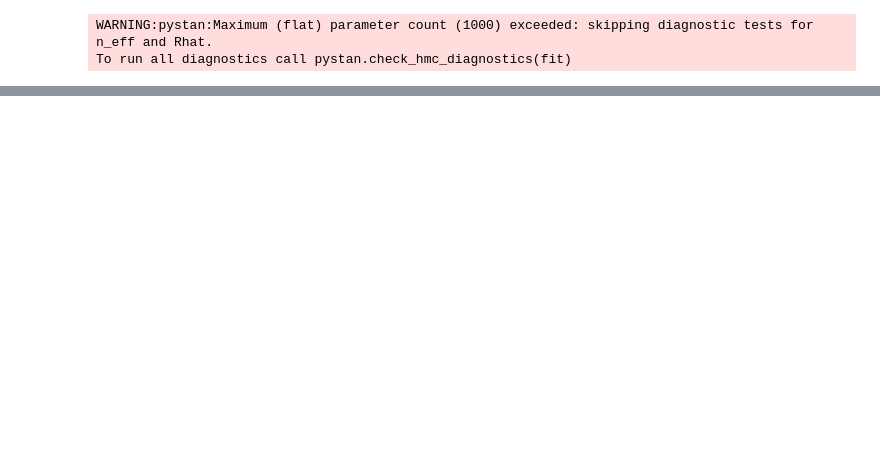
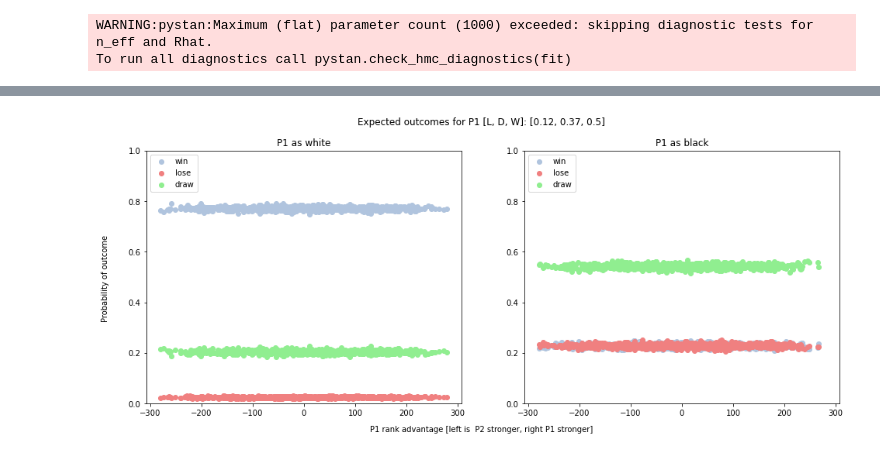
Before and after one commit to maw501/bayesian-chess-prediction, a Jupyter notebook: notebooks/fake_data_simulation_stan.ipynb, the cells around one changed output, grey strips where cells are left out. Saved outputs shown, nothing was run; the diff lists cells and outputs as text; code cells hidden in the pictures; blank space fills up the shorter version.

```diff
--- a/notebooks/fake_data_simulation_stan.ipynb
+++ b/notebooks/fake_data_simulation_stan.ipynb
@@ -10,5 +67,5 @@ num_games = 1687
 prior_fake = np.arange(num_players, 0, -1)
 prior_score_fake = (prior_fake - np.mean(prior_fake)) / (2 * np.std(prior_fake, ddof=1))
 
-ranks = np.array([random.sample(range(num_players), k=2) for i in range(num_games)]) + 1
+ranks_fake = np.array([random.sample(range(num_players), k=2) for i in range(num_games)]) + 1
 player_1_white = np.random.binomial(1, 0.5, num_games)
@@ -21,19 +156,21 @@ INFO:pystan:COMPILING THE C++ CODE FOR MODEL anon_model_6f61767c37a1aa0e91294bec
 # %%
-stan_data = {
+stan_data_prior_pred = {
     "num_players": num_players,
     "num_games": num_games,
     "K": 3,
     "prior_score": prior_score_fake,
-    "player_1_rank": ranks[:, 0],
-    "player_2_rank": ranks[:, 1],
+    "player_1_rank": ranks_fake[:, 0],
+    "player_2_rank": ranks_fake[:, 1],
     "player_1_white": player_1_white,
-    "b_mu": 0.25,
+    "b_mu": 0.,
     "b_scale": 0.5,
     "sigma_a_mu": 0.25,
     "sigma_a_scale": 0.5,
-    "c_mu": np.array([-1.75, 1.25]),
+    "c_mu": np.array([-1.25, 1.25]),
     "c_scale": 0.5,
-    "w_mu": 0.5,
+    "w_mu": 5,
     "w_scale": 0.25,
+    "fit_model": 0,
+    "y": np.random.randint(1, 4, size=num_games, dtype=np.uint8)  # placeholder when used for fake data
 }
 # %%
@@ -82,0 +183,8 @@ plt.suptitle(f"Expected outcomes for P1 [L, D, W]: {expected_outcomes}");
+# %%
+def fit_plot_prior(override_params, base_param_dict, model, ranks_fake, player_1_white):
+    stan_data = base_param_dict.copy()
+    stan_data.update(override_params)
+    fit = model.sampling(data=stan_data)
+    params = fit.extract(permuted=True)
+    plot_expected_outcomes(params["ypred"], ranks_fake, player_1_white)
+    return params
@@ -82,0 +202,4 @@ plt.suptitle(f"Expected outcomes for P1 [L, D, W]: {expected_outcomes}");
+# %%
+override_params = {"b_mu": 0, "w_mu": 2.5, "b_scale": 0.01, "w_scale": 0.01, "c_scale": 0.01, "sigma_a_scale": 0.01}
+_ = fit_plot_prior(override_params, stan_data_prior_pred, model, ranks_fake, player_1_white)
+# %% [output]
@@ -82,0 +208 @@ plt.suptitle(f"Expected outcomes for P1 [L, D, W]: {expected_outcomes}");
+[figure, added]
```
Also changed, not shown: parts of 35 cells of this notebook, 1 other file.
